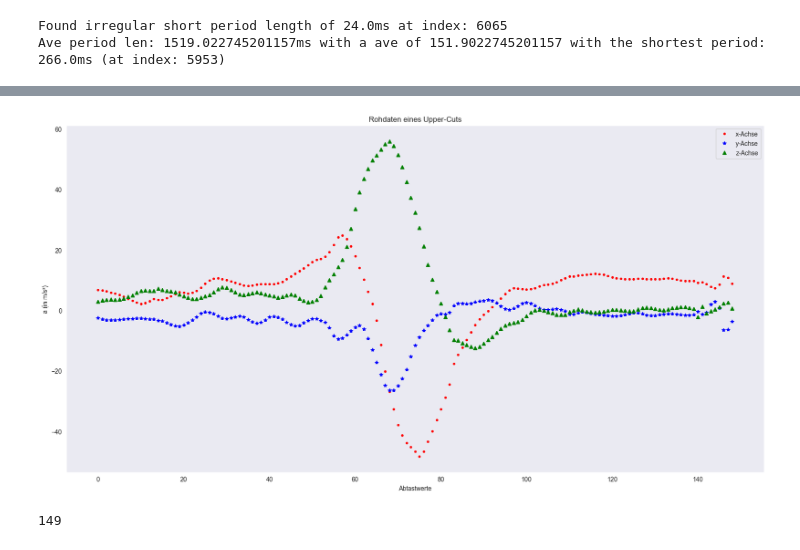
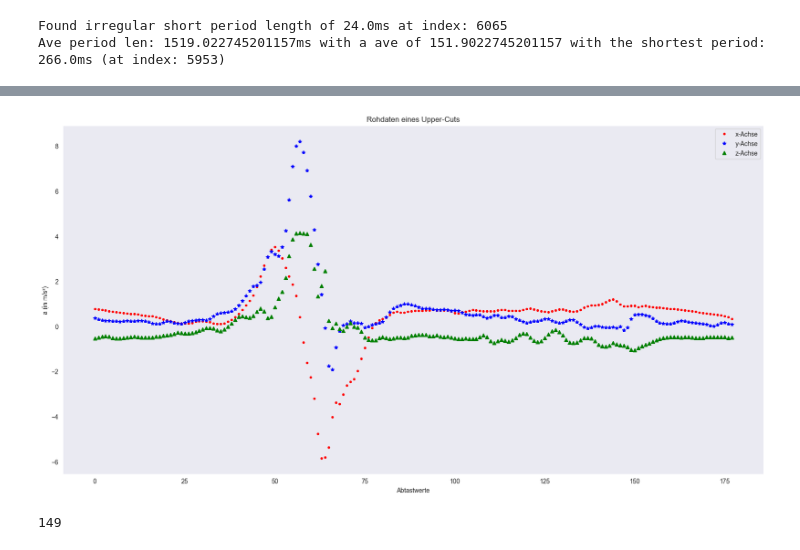
Before and after one commit to lalul335/Boxschlag-Klassifikation, a Jupyter notebook: jupyter_tutorials-master/Dataset_Analysis/accelerodata_first_analysis.ipynb, the cells around one changed output, grey strips where cells are left out. Cells and saved outputs as stored; diff of their text form; code cells hidden in the pictures.

```diff
--- a/jupyter_tutorials-master/Dataset_Analysis/accelerodata_first_analysis.ipynb
+++ b/jupyter_tutorials-master/Dataset_Analysis/accelerodata_first_analysis.ipynb
@@ -11,8 +12,12 @@ import numpy as np
 from timeseries_helpers import timeseries_plotter
 import data_preprocessing as dp
 # %%
-with open(r'C:\Users\Raoul\Documents\GitHub\Boxschlag-Klassifikation\data\complete_smartpunch_dataset_7606punches.json', 'r') as f:
+with open(r'/Users/raouldoublan/Documents/GitHub/Boxschlag-Klassifikation/data/complete_smartpunch_dataset_7606punches.json', 'r') as f:
     ds = json.load(f)
+
+data_Kinn_Acc = extract_accelerometer_data(r'/Users/raouldoublan/Documents/GitHub/Boxschlag-Klassifikation/data/Max_Kinnhacken.csv')
+# %%
+df = auto_labeling(data_Kinn_Acc[550:], 'y', 5.5, 150, 'Kinnhacken')
 # %%
 '''
 # Read the CSV files
@@ -149,9 +148,9 @@ def plot_ds(ds,saveImage=False,imageName="no_name"):
             plt.savefig(name)
     plt.show()
 # %%
-plot_ds(ds[0:1],saveImage=True,imageName='accelero_punch_raw_data.png') # show only the first punch
+plot_ds(df[14:15],saveImage=False,imageName='accelero_punch_raw_data.png') # show only the first punch
 # %% [output]
-[figure, old version]
+[figure, new version]
 # %%
 ds[0]['count']
 # %% [output]
```
Also changed, not shown: parts of 8 cells of this notebook, 1 other file.
